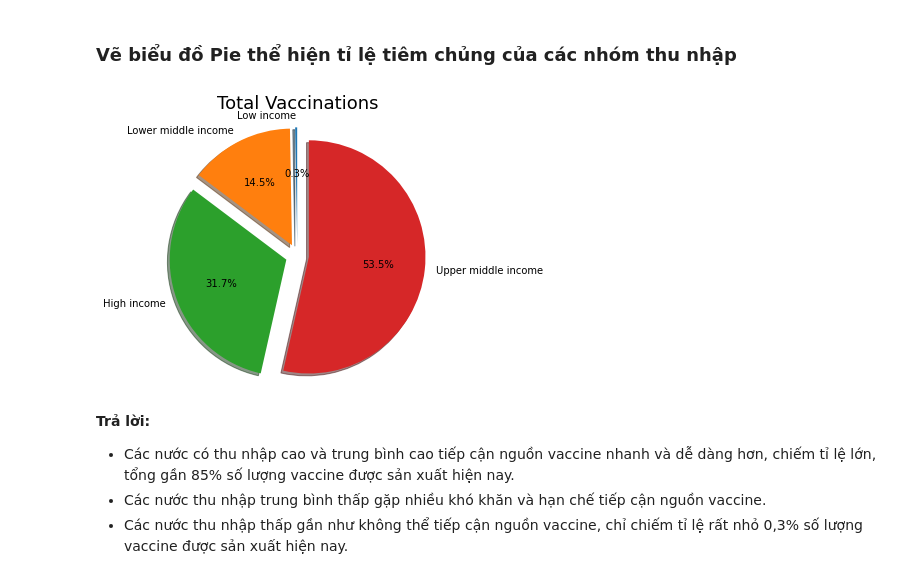
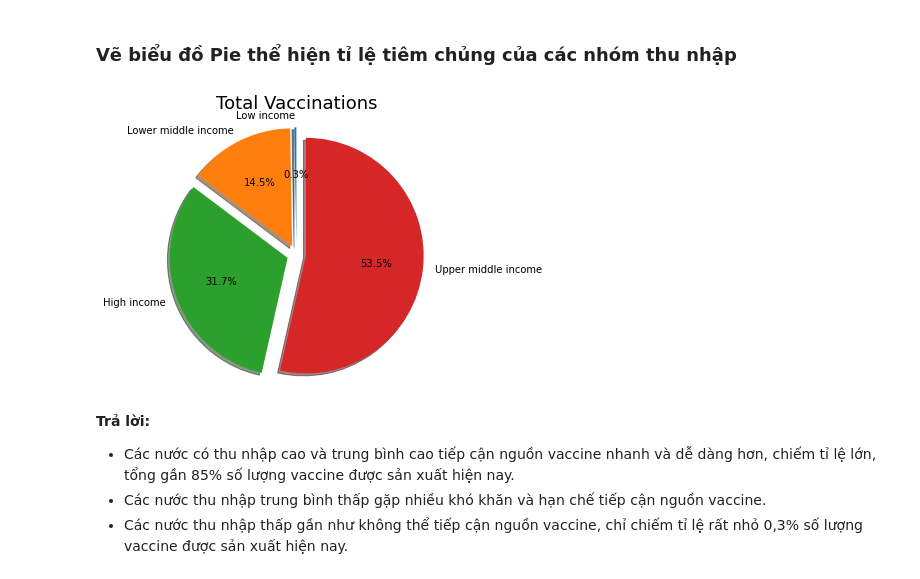
Before and after one commit to FinalProject-P4DS/FinalProject-P4DS, a Jupyter notebook: Final_Project-P4DS.ipynb, the cells around one changed output. Drawn from its saved outputs; the diff is of its cells as text; code cells hidden in the pictures.

```diff
--- a/Final_Project-P4DS.ipynb
+++ b/Final_Project-P4DS.ipynb
@@ -471,17 +543,17 @@ df_pie.drop(columns='index',inplace=True)
 # %%
 # Vẽ biểu đồ
 plt.rcParams['figure.figsize'] = (5, 5)
 labels = df_pie.location
 sizes=df_pie['total_vaccinations']
-explode = np.full((4), 0.1)
+explode = np.full((4), 0.08) # độ giãn cách
 fig1, ax1 = plt.subplots()
 ax1.pie(sizes, labels=labels, autopct='%1.1f%%',explode = explode,
     shadow=True, startangle=90)
-ax1.axis('equal')  # Equal aspect ratio ensures that pie is drawn as a circle.
+ax1.axis('equal')  # Vẽ theo đúng tỉ lệ ban đầu
 ax1.set_title('Total Vaccinations', fontsize = 18)
 plt.show()
 # %% [output]
-[figure, old version]
+[figure, new version]
 # %% [markdown]
 **Trả lời:**
 - Các nước có thu nhập cao và trung bình cao tiếp cận nguồn vaccine nhanh và dễ dàng hơn, chiếm tỉ lệ lớn, tổng gần 85% số lượng vaccine được sản xuất hiện nay.
```
Also changed, not shown: parts of 20 cells of this notebook.
